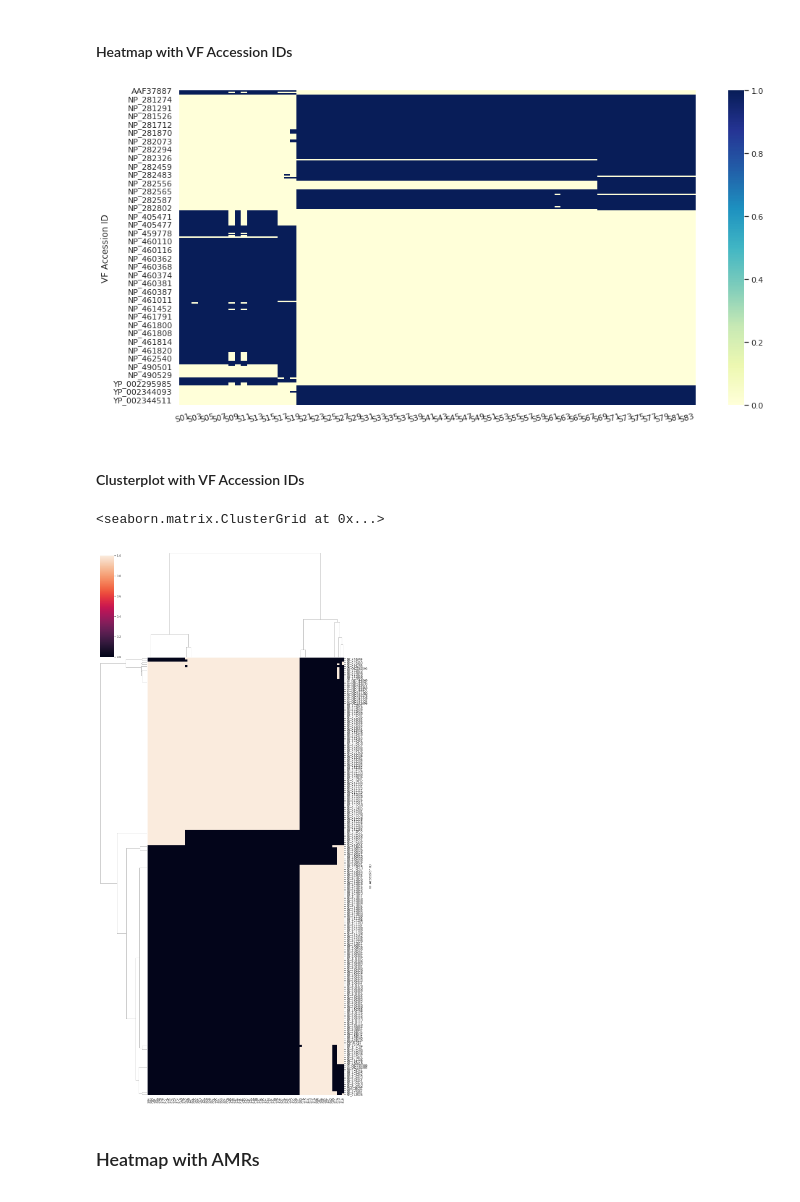
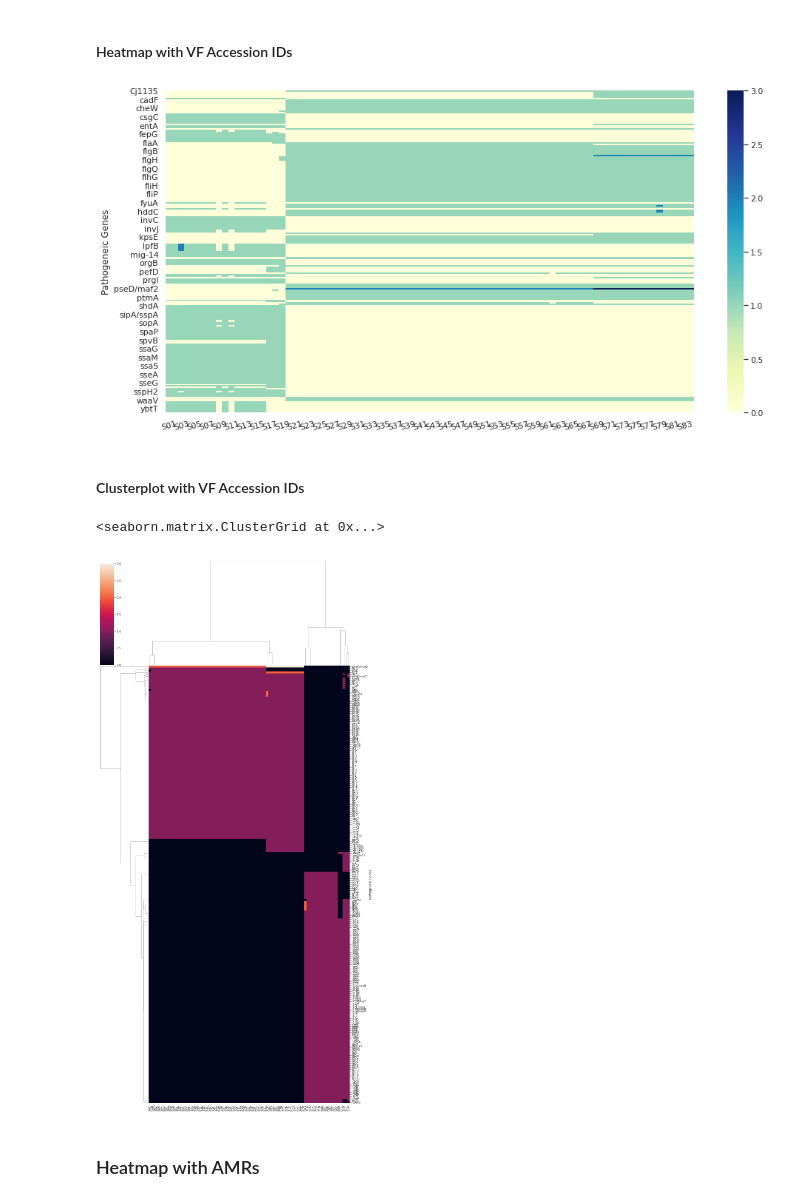
Before and after one commit to usegalaxy-eu/PathoGFAIR, a Jupyter notebook: src/palestine_data_analysis_collection_AMR_VR.ipynb, the cells around one changed output. Cells and saved outputs as stored; diff of their text form; code cells hidden in the pictures.

Commit message:
cleaning up the repository and updating figures based on running the updated workflows

```diff
--- a/src/palestine_data_analysis_collection_AMR_VR.ipynb
+++ b/src/palestine_data_analysis_collection_AMR_VR.ipynb
@@ -201,24 +203,24 @@ plt.show()
 #### Heatmap with VF Accession IDs
 # %%
 import scipy
-palestineVFs = pd.read_csv('data/PalestineVFheatmapSampleNo.csv')
-palestineVFs.set_index("VF Accession ID", inplace=True)
-palestineVFs.index.name = "VF Accession ID"
+palestineVFs = pd.read_csv('data/PalestineVFheatmapSampleNoGenes.csv')
+palestineVFs.set_index("KEY", inplace=True)
+palestineVFs.index.name = "Pathogeneic Genes"
 fig, ax = plt.subplots(figsize=(16,8))
 sns.set()
 #sns.clustermap(palestineVFs, yticklabels=True, xticklabels=True)
 sns.heatmap(palestineVFs, cmap='YlGnBu')
 plt.xticks(rotation=15)
 plt.show()
 # %% [output]
-[figure, old version]
+[figure, new version]
 # %% [markdown]
 #### Clusterplot with VF Accession IDs
 # %%
 sns.clustermap(palestineVFs,figsize=(15, 30), yticklabels=True, xticklabels=True)
 # %% [output]
 <seaborn.matrix.ClusterGrid at 0x...>
-[figure, old version]
+[figure, new version]
 # %% [markdown]
 ### Heatmap with AMRs
 # %%
```
Also changed, not shown: parts of 10 cells of this notebook, 24 other files.
